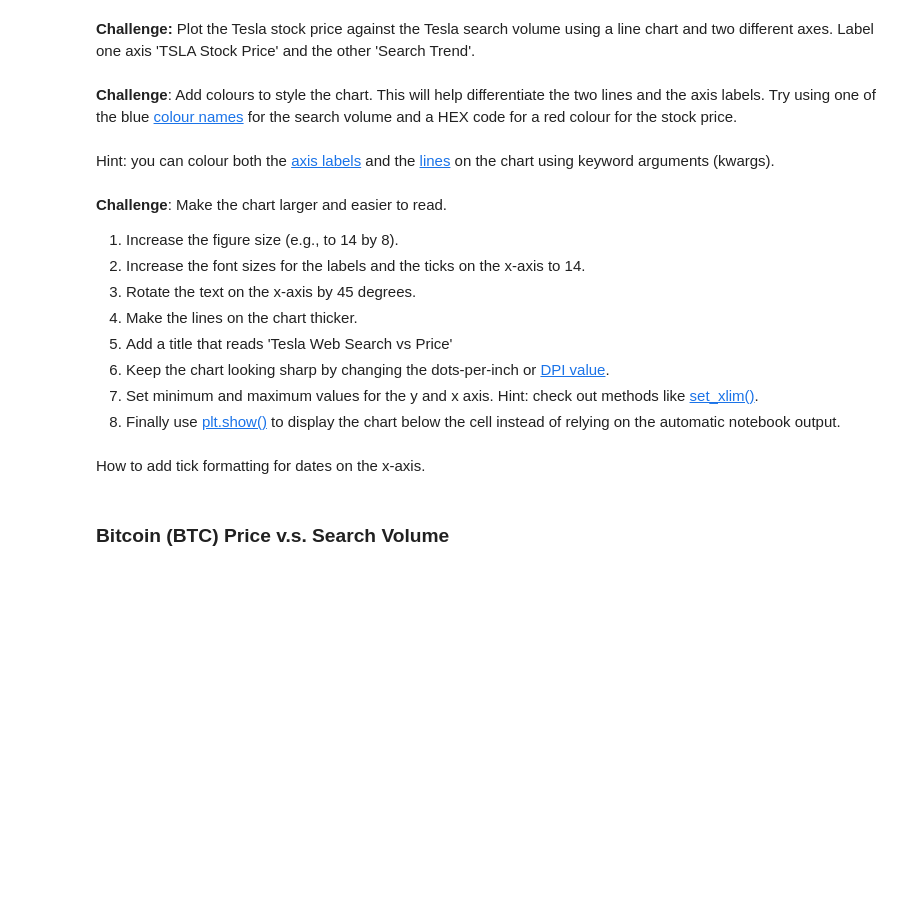
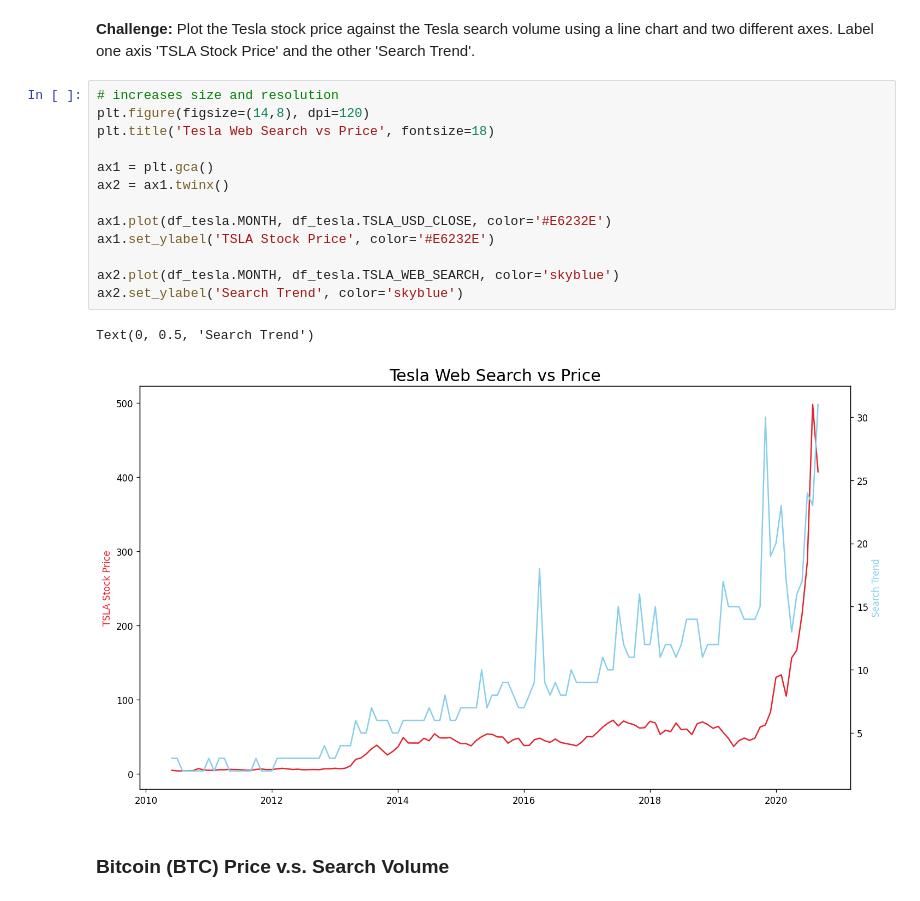
Before and after one commit to M-Awwab-Khan/google-trends-time-series-analysis, a Jupyter notebook: Google Trends and Data Visualisation (start).ipynb, the cells around one changed output. Saved outputs shown, nothing was run; the diff lists cells and outputs as text; blank space fills up the shorter version.

Commit message:
Tesla stock vs search graph

```diff
--- a/Google Trends and Data Visualisation (start).ipynb
+++ b/Google Trends and Data Visualisation (start).ipynb
@@ -211,23 +211,22 @@ df_btc_monthly.shape
 ### Tesla Stock Price v.s. Search Volume
 # %% [markdown]
 **Challenge:** Plot the Tesla stock price against the Tesla search volume using a line chart and two different axes. Label one axis 'TSLA Stock Price' and the other 'Search Trend'.
-# %% [markdown]
-**Challenge**: Add colours to style the chart. This will help differentiate the two lines and the axis labels. Try using one of the blue [colour names](https://matplotlib.org/3.1.1/gallery/color/named_colors.html) for the search volume and a HEX code for a red colour for the stock price.
-<br>
-<br>
-Hint: you can colour both the [axis labels](https://matplotlib.org/3.3.2/api/text_api.html#matplotlib.text.Text) and the [lines](https://matplotlib.org/3.2.1/api/_as_gen/matplotlib.lines.Line2D.html#matplotlib.lines.Line2D) on the chart using keyword arguments (kwargs).
-# %% [markdown]
-**Challenge**: Make the chart larger and easier to read.
-1. Increase the figure size (e.g., to 14 by 8).
-2. Increase the font sizes for the labels and the ticks on the x-axis to 14.
-3. Rotate the text on the x-axis by 45 degrees.
-4. Make the lines on the chart thicker.
-5. Add a title that reads 'Tesla Web Search vs Price'
-6. Keep the chart looking sharp by changing the dots-per-inch or [DPI value](https://matplotlib.org/3.1.1/api/_as_gen/matplotlib.pyplot.figure.html).
-7. Set minimum and maximum values for the y and x axis. Hint: check out methods like [set_xlim()](https://matplotlib.org/3.1.1/api/_as_gen/matplotlib.axes.Axes.set_xlim.html).
-8. Finally use [plt.show()](https://matplotlib.org/3.2.1/api/_as_gen/matplotlib.pyplot.show.html) to display the chart below the cell instead of relying on the automatic notebook output.
-# %% [markdown]
-How to add tick formatting for dates on the x-axis.
+# %%
+# increases size and resolution
+plt.figure(figsize=(14,8), dpi=120)
+plt.title('Tesla Web Search vs Price', fontsize=18)
+
+ax1 = plt.gca()
+ax2 = ax1.twinx()
+
+ax1.plot(df_tesla.MONTH, df_tesla.TSLA_USD_CLOSE, color='#E6232E')
+ax1.set_ylabel('TSLA Stock Price', color='#E6232E')
+
+ax2.plot(df_tesla.MONTH, df_tesla.TSLA_WEB_SEARCH, color='skyblue')
+ax2.set_ylabel('Search Trend', color='skyblue')
+# %% [output]
+Text(0, 0.5, 'Search Trend')
+[figure, added]
 # %% [markdown]
 ### Bitcoin (BTC) Price v.s. Search Volume
 # %% [markdown]
```
